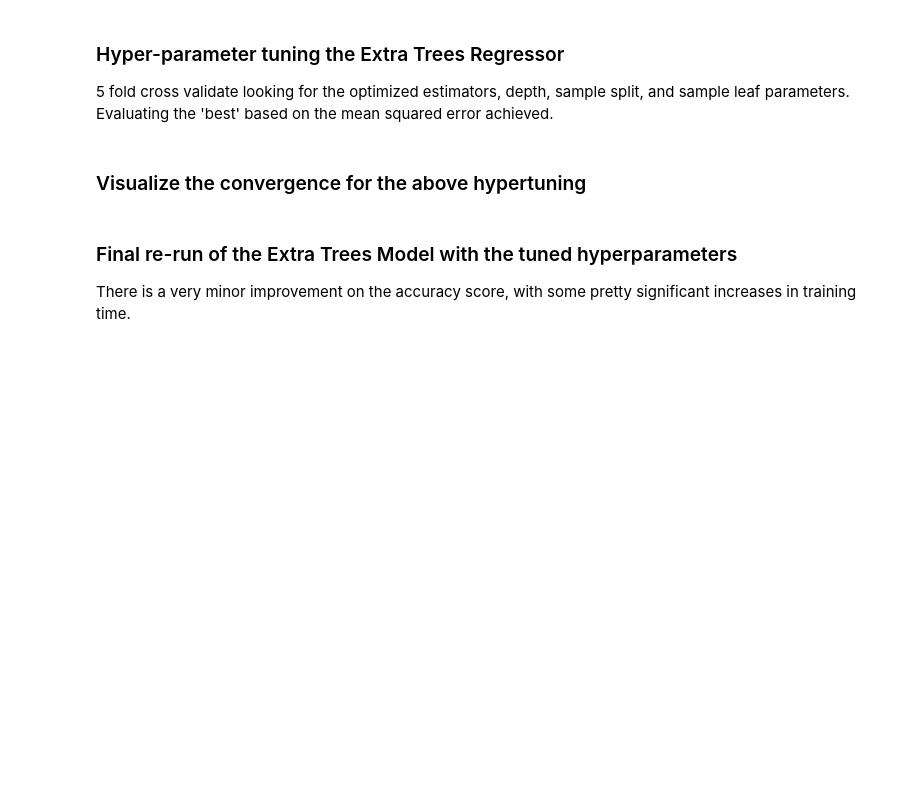
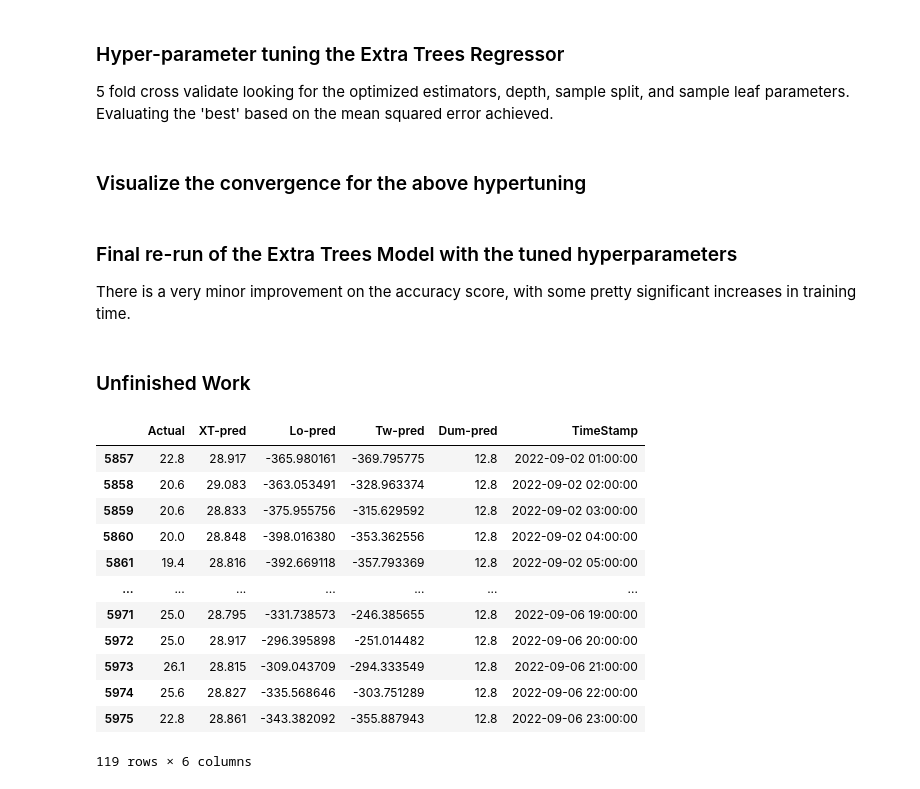
Before and after one commit to Pkeet99/Weatherman, a Jupyter notebook: supervised_models/basic_supervised_model.ipynb, the cells around one changed output. Saved outputs shown, nothing was run; the diff lists cells and outputs as text; code cells hidden in the pictures; blank space fills up the shorter version.

```diff
--- a/supervised_models/basic_supervised_model.ipynb
+++ b/supervised_models/basic_supervised_model.ipynb
@@ -26,7 +26,8 @@ Intel(R) Extension for Scikit-learn* enabled (https://github.com/intel/scikit-le
 ### Get cleaned data from pickle file
 # %%
 ROOT_DIR = os.path.realpath(os.path.join(os.getcwd(), '..'))
-cln_pkl_loc = os.path.join(ROOT_DIR, 'data_cleaning','cleanweathersmall.pkl')
+# cln_pkl_loc = os.path.join(ROOT_DIR, 'data_cleaning','cleanweathersmall.pkl')
+cln_pkl_loc = os.path.join(ROOT_DIR, 'data','cleanweathersmall.pkl')
 # %%
 df = pd.read_pickle(cln_pkl_loc)
 df.info()
@@ -237,5 +278,7 @@ ann_arbor_df.head(5)
 pred_df = pd.merge(pivoted_df,ann_arbor_df, left_index=True, right_index=True)
 pred_df = pred_df[pred_df['24 hr~temp_KARB0'].notna()]
 print(pred_df.shape)
-s=pred_df.isna().sum(axis=0).sort_values(ascending=False)
-pd.cut(s, 10)
+pred_df = pred_df.interpolate(method ='linear', limit_direction ='forward')
+
+pred_df.isna().sum(axis=0).sort_values(ascending=False)
+# pd.cut(s, 10)
@@ -257,12 +285,12 @@ Categories (10, interval[float64, right]): [(-31.731, 3173.1] < (3173.1, 6346.2]
 # %% [markdown]
 ### There are a lot of features with excessive amounts of null values to get rid of. Dropping any with more than 500 missing values still leaves a sufficient number of features for predicting
 # %%
-to_drop = []
-for col in pred_df.columns:
-    num = pred_df[col].isna().sum()
-    if num > 3200:
-        # print(f"{col} has {num} missing values")
-        to_drop.append(col)
-pred_df.drop(columns=to_drop,inplace=True)
-pred_df.dropna(inplace=True)
-pred_df.shape
+# to_drop = []
+# for col in pred_df.columns:
+#     num = pred_df[col].isna().sum()
+#     if num > 3200:
+#         # print(f"{col} has {num} missing values")
+#         to_drop.append(col)
+# pred_df.drop(columns=to_drop,inplace=True)
+# # pred_df.dropna(inplace=True)
+# pred_df.shape
@@ -371,3 +397,29 @@ for key, value in models.items():
     print(round(cv_results['score_time'].mean(),3))
     print(f"Score on hold out set: {round(value.fit(X_train, y_train).score(X_test, y_test),3)}")
     print("**************")
+# %% [markdown]
+### Unfinished Work
+# %%
+final_df = pd.DataFrame()
+final_df['Actual'] = y.values
+final_df['XT-pred'] = xt_reg.predict(X)
+final_df['Lo-pred'] = lasso_reg.predict(X)
+final_df['Tw-pred'] = tw_reg.predict(X)
+final_df['Dum-pred'] = dummy_reg.predict(X)
+final_df['TimeStamp'] = pred_df.index
+# final_df = final_df.melt(id_vars='TimeStamp')
+final_df[(final_df['TimeStamp'] > '2022-09-02')&(final_df['TimeStamp'] < '2022-09-07')]
+# %% [output]
+|  | Actual | XT-pred | Lo-pred | Tw-pred | Dum-pred | TimeStamp |
+| 5857 | 22.8 | 28.917 | -365.980161 | -369.795775 | 12.8 | 2022-09-02 01:00:00 |
+| 5858 | 20.6 | 29.083 | -363.053491 | -328.963374 | 12.8 | 2022-09-02 02:00:00 |
+| 5859 | 20.6 | 28.833 | -375.955756 | -315.629592 | 12.8 | 2022-09-02 03:00:00 |
+| 5860 | 20.0 | 28.848 | -398.016380 | -353.362556 | 12.8 | 2022-09-02 04:00:00 |
+| 5861 | 19.4 | 28.816 | -392.669118 | -357.793369 | 12.8 | 2022-09-02 05:00:00 |
+| ... | ... | ... | ... | ... | ... | ... |
+| 5971 | 25.0 | 28.795 | -331.738573 | -246.385655 | 12.8 | 2022-09-06 19:00:00 |
+| 5972 | 25.0 | 28.917 | -296.395898 | -251.014482 | 12.8 | 2022-09-06 20:00:00 |
+| 5973 | 26.1 | 28.815 | -309.043709 | -294.333549 | 12.8 | 2022-09-06 21:00:00 |
+| 5974 | 25.6 | 28.827 | -335.568646 | -303.751289 | 12.8 | 2022-09-06 22:00:00 |
+| 5975 | 22.8 | 28.861 | -343.382092 | -355.887943 | 12.8 | 2022-09-06 23:00:00 |
+119 rows × 6 columns
```
Also changed, not shown: parts of 14 cells of this notebook, 2 other files.
